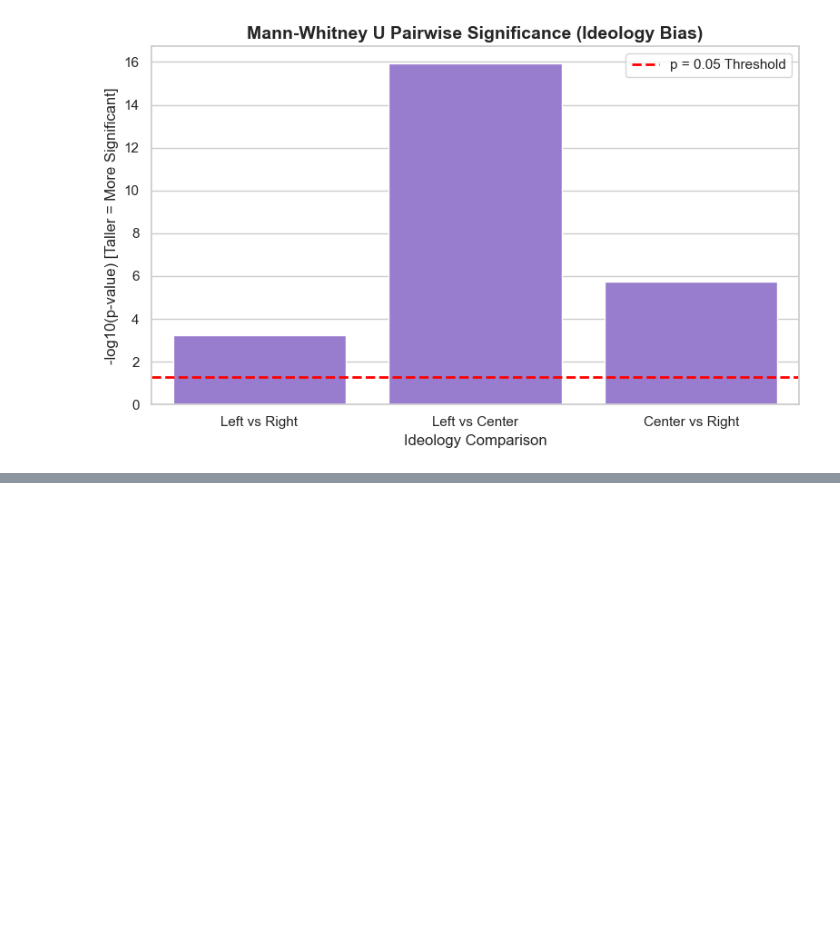
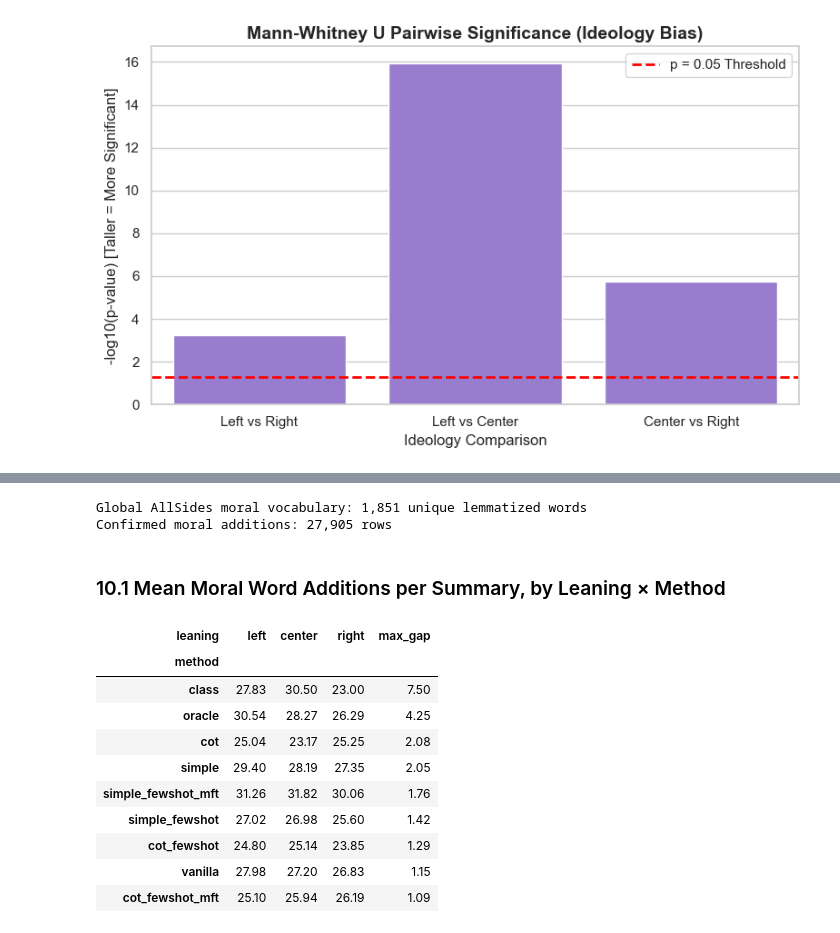
Before and after one commit to AnishDeshpande1/moral-summarization-nlp4society, a Jupyter notebook: notebooks/Political_fairness_audit.ipynb, the cells around one changed output, grey strips where cells are left out. Drawn from its saved outputs; the diff is of its cells as text; code cells hidden in the pictures; blank space fills up the shorter version.

```diff
--- a/notebooks/Political_fairness_audit.ipynb
+++ b/notebooks/Political_fairness_audit.ipynb
@@ -599,0 +778,77 @@ if 'moral_count' in df_summaries.columns:
+# %%
+import sys, os
+from pathlib import Path
+
+# Ensure the repo root is on sys.path so moral_summarization is importable
+REPO_ROOT = Path.cwd().parent if Path.cwd().name == 'notebooks' else Path.cwd()
+if str(REPO_ROOT) not in sys.path:
+    sys.path.insert(0, str(REPO_ROOT))
+
+from moral_summarization.data_utils import (
+    load_annotations, get_moral_annotations, EMONA_dataset_path
+)
+from moral_summarization.utils import lemmatize_and_clean
+
+# build a global AllSides moral vocabulary
+ann_dir = os.path.join(EMONA_dataset_path, 'moral_allsides_annotations')
+global_moral_vocab = {}  # word -> mft_label (first occurrence wins)
+
+for fname in os.listdir(ann_dir):
+    article_id = fname.replace('.json', '')
+    try:
+        anns = load_annotations(article_id, 'allsides')
+        for ann in get_moral_annotations(anns):
+            w = lemmatize_and_clean(ann['token'])
+            if w and w not in global_moral_vocab:
+                global_moral_vocab[w] = ann['label']
+    except Exception:
+        pass
+
+print(f"Global AllSides moral vocabulary: {len(global_moral_vocab):,} unique lemmatized words")
+
+#filter add_df to words in the global vocabulary
+from moral_framing_extractor import FOUNDATION_MAP, POLARITY_MAP
+
+add_moral = add_df[add_df['word'].isin(global_moral_vocab)].copy()
+add_moral['mft_label']  = add_moral['word'].map(global_moral_vocab)
+add_moral['foundation'] = add_moral['mft_label'].map(FOUNDATION_MAP)
+add_moral['polarity']   = add_moral['mft_label'].map(POLARITY_MAP)
+
+print(f"Confirmed moral additions: {len(add_moral):,} rows")
+# %% [output]
+Global AllSides moral vocabulary: 1,851 unique lemmatized words
+Confirmed moral additions: 27,905 rows
+# %% [markdown]
+### 10.1 Mean Moral Word Additions per Summary, by Leaning × Method
+# %%
+# Count additions per (article, model, method) then average by leaning
+addition_counts = (
+    add_moral
+    .groupby(['article', 'leaning', 'model', 'method'])['word']
+    .count()
+    .reset_index(name='n_added')
+)
+
+add_summary = (
+    addition_counts
+    .groupby(['method', 'leaning'])['n_added']
+    .mean()
+    .unstack('leaning')
+    .round(2)
+    [[c for c in ['left', 'center', 'right']]]
+)
+# delta column
+add_summary['max_gap'] = add_summary.max(axis=1) - add_summary.min(axis=1)
+display(add_summary.sort_values('max_gap', ascending=False))
+# %% [output]
+| leaning | left | center | right | max_gap |
+| method |  |  |  |  |
+| class | 27.83 | 30.50 | 23.00 | 7.50 |
+| oracle | 30.54 | 28.27 | 26.29 | 4.25 |
+| cot | 25.04 | 23.17 | 25.25 | 2.08 |
+| simple | 29.40 | 28.19 | 27.35 | 2.05 |
+| simple_fewshot_mft | 31.26 | 31.82 | 30.06 | 1.76 |
+| simple_fewshot | 27.02 | 26.98 | 25.60 | 1.42 |
+| cot_fewshot | 24.80 | 25.14 | 23.85 | 1.29 |
+| vanilla | 27.98 | 27.20 | 26.83 | 1.15 |
+| cot_fewshot_mft | 25.10 | 25.94 | 26.19 | 1.09 |
```
Also changed, not shown: parts of 17 cells of this notebook, 1 other file.
